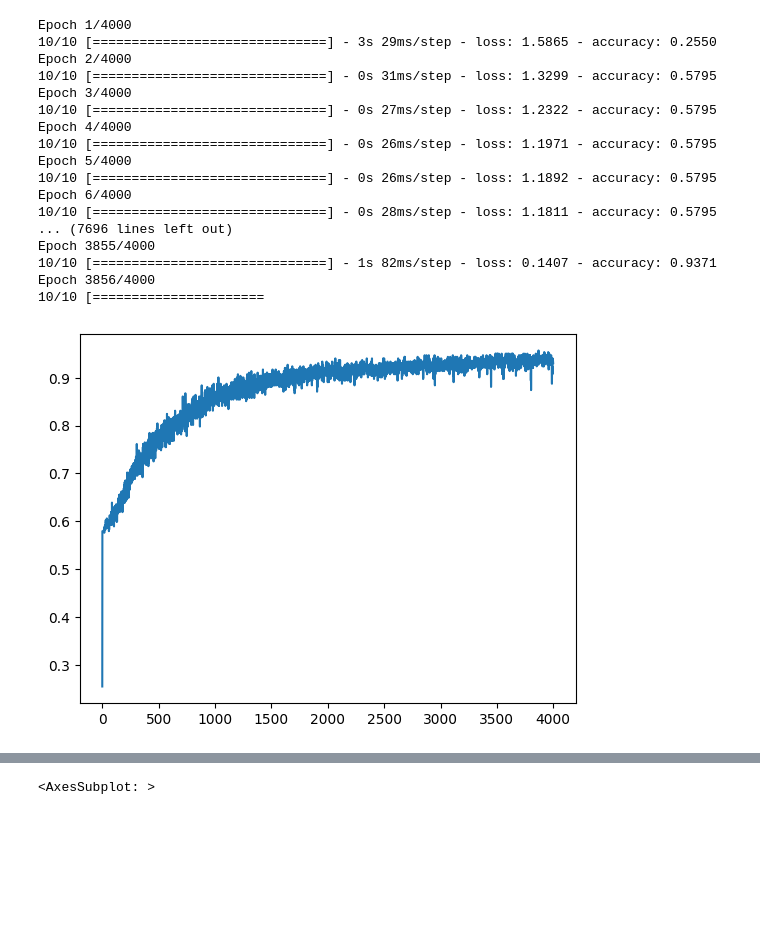
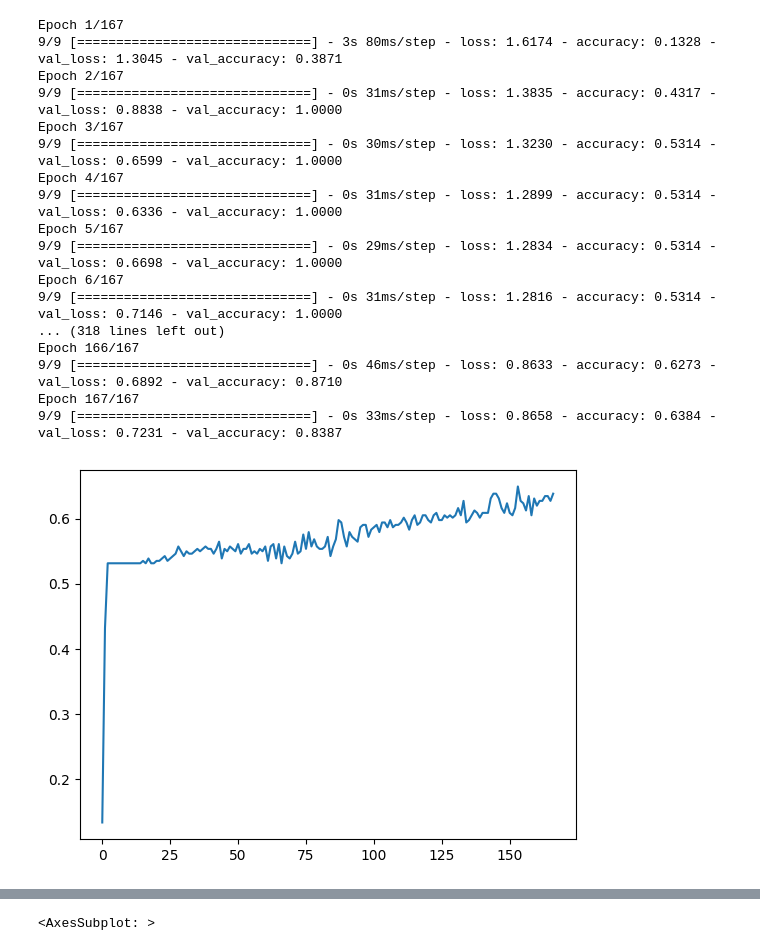
Before and after one commit to rozinet/multiscale-cnn, a Jupyter notebook: ekg_cnn.ipynb, the cells around one changed output, grey strips where cells are left out. Cells and saved outputs as stored; diff of their text form; code cells hidden in the pictures; blank space fills up the shorter version.

```diff
--- a/ekg_cnn.ipynb
+++ b/ekg_cnn.ipynb
@@ -69,49 +69,49 @@ def load_data(filename_arff):
     labels_df = pd.DataFrame(encoder.fit_transform(df[['target']]).toarray())
     labels_df.columns = ['Artifact','ExtraHLS','ExtraStole','Murmur','Normal']
     return input_data_df, labels_df
 
 m = main_model()
 m.compile(loss='categorical_crossentropy', optimizer='adam', metrics=['accuracy'])
 
 (X_train, y_train) = load_data('AbnormalHeartbeat_TRAIN.arff')
 (X_test, y_test) = load_data('AbnormalHeartbeat_TEST.arff')
 
 
 X_train_downsampled2 = X_train.iloc[:,::2]
 X_train_downsampled4 = X_train.iloc[:,::4]
 
-history = m.fit([X_train_downsampled4, X_train_downsampled2, X_train], y_train, epochs=4000)
+history = m.fit([X_train_downsampled4, X_train_downsampled2, X_train], y_train, validation_split=0.1, epochs=167)
 
 # plot metrics
 plt.plot(history.history['accuracy'])
 plt.show()
 
 X_test_downsampled2 = X_test.iloc[:,::2]
 X_test_downsampled4 = X_test.iloc[:,::4]
 score = m.evaluate([X_test_downsampled4, X_test_downsampled2, X_test], y_test, verbose = 0)
 
 print('Test loss:', score[0])
 print('Test accuracy:', score[1])
 
 df = X_test.T
 
 df.iloc[0:2048,300].plot()
 # %% [output]
-Epoch 1/4000
-10/10 [==============================] - 3s 29ms/step - loss: 1.5865 - accuracy: 0.2550
-Epoch 2/4000
-10/10 [==============================] - 0s 31ms/step - loss: 1.3299 - accuracy: 0.5795
-Epoch 3/4000
-10/10 [==============================] - 0s 27ms/step - loss: 1.2322 - accuracy: 0.5795
-Epoch 4/4000
-10/10 [==============================] - 0s 26ms/step - loss: 1.1971 - accuracy: 0.5795
-Epoch 5/4000
-10/10 [==============================] - 0s 26ms/step - loss: 1.1892 - accuracy: 0.5795
-Epoch 6/4000
-10/10 [==============================] - 0s 28ms/step - loss: 1.1811 - accuracy: 0.5795
-... (7696 lines left out)
-Epoch 3855/4000
-10/10 [==============================] - 1s 82ms/step - loss: 0.1407 - accuracy: 0.9371
-Epoch 3856/4000
-10/10 [======================
+Epoch 1/167
+9/9 [==============================] - 3s 80ms/step - loss: 1.6174 - accuracy: 0.1328 - val_loss: 1.3045 - val_accuracy: 0.3871
+Epoch 2/167
+9/9 [==============================] - 0s 31ms/step - loss: 1.3835 - accuracy: 0.4317 - val_loss: 0.8838 - val_accuracy: 1.0000
+Epoch 3/167
+9/9 [==============================] - 0s 30ms/step - loss: 1.3230 - accuracy: 0.5314 - val_loss: 0.6599 - val_accuracy: 1.0000
+Epoch 4/167
+9/9 [==============================] - 0s 31ms/step - loss: 1.2899 - accuracy: 0.5314 - val_loss: 0.6336 - val_accuracy: 1.0000
+Epoch 5/167
+9/9 [==============================] - 0s 29ms/step - loss: 1.2834 - accuracy: 0.5314 - val_loss: 0.6698 - val_accuracy: 1.0000
+Epoch 6/167
+9/9 [==============================] - 0s 31ms/step - loss: 1.2816 - accuracy: 0.5314 - val_loss: 0.7146 - val_accuracy: 1.0000
+... (318 lines left out)
+Epoch 166/167
+9/9 [==============================] - 0s 46ms/step - loss: 0.8633 - accuracy: 0.6273 - val_loss: 0.6892 - val_accuracy: 0.8710
+Epoch 167/167
+9/9 [==============================] - 0s 33ms/step - loss: 0.8658 - accuracy: 0.6384 - val_loss: 0.7231 - val_accuracy: 0.8387
-[figure, old version]
+[figure, new version]
```
Also changed, not shown: parts of 2 cells of this notebook, 1 other file.
